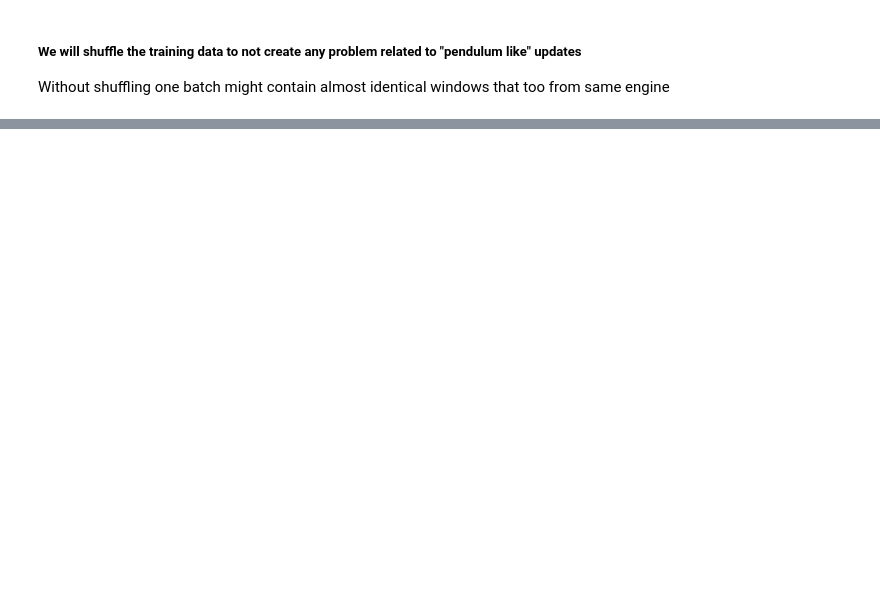
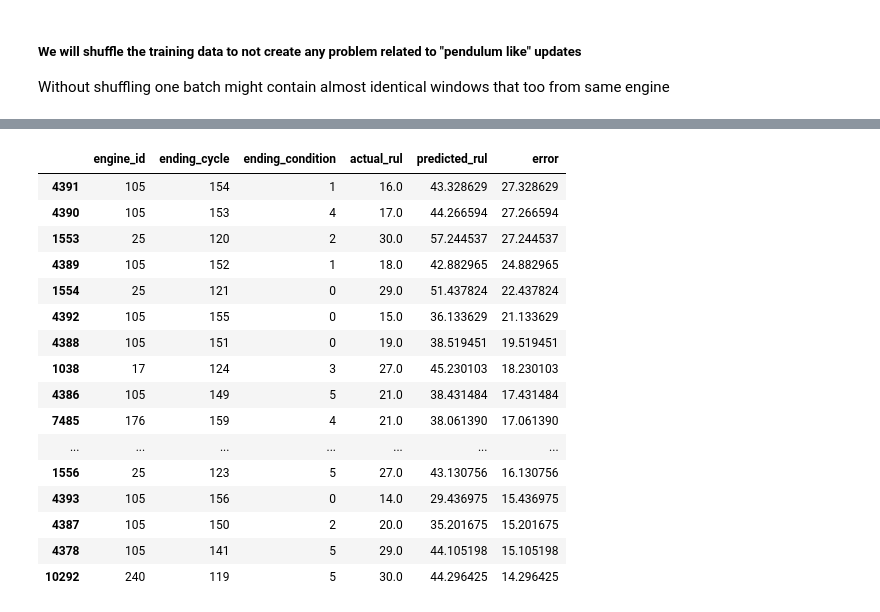
Before and after one commit to iamprakhar10/aircraft-rul-predictor, a Jupyter notebook: notebooks/03_fd004.ipynb, the cells around one changed output, grey strips where cells are left out. Saved outputs shown, nothing was run; the diff lists cells and outputs as text; code cells hidden in the pictures; blank space fills up the shorter version.

Commit message:
Error analysis on basic LSTM on FD004

```diff
--- a/notebooks/03_fd004.ipynb
+++ b/notebooks/03_fd004.ipynb
@@ -1615,0 +1984,43 @@ Without shuffling one batch might contain almost identical windows that too from
+# %%
+critical_error_analysis = val_sequence_metadata.copy()
+
+critical_error_analysis["actual_rul"] = y_val_fd004
+critical_error_analysis["predicted_rul"] = (
+    results_fd004_mps["predictions"]
+)
+
+critical_error_analysis["error"] = (
+    critical_error_analysis["predicted_rul"]
+    - critical_error_analysis["actual_rul"]
+)
+
+worst_critical_predictions = (
+    critical_error_analysis[
+        critical_error_analysis["actual_rul"] <= 30
+    ]
+    .sort_values(
+        "error",
+        ascending=False,
+    )
+    .head(20)
+)
+
+display(worst_critical_predictions)
+# %% [output]
+|  | engine_id | ending_cycle | ending_condition | actual_rul | predicted_rul | error |
+| 4391 | 105 | 154 | 1 | 16.0 | 43.328629 | 27.328629 |
+| 4390 | 105 | 153 | 4 | 17.0 | 44.266594 | 27.266594 |
+| 1553 | 25 | 120 | 2 | 30.0 | 57.244537 | 27.244537 |
+| 4389 | 105 | 152 | 1 | 18.0 | 42.882965 | 24.882965 |
+| 1554 | 25 | 121 | 0 | 29.0 | 51.437824 | 22.437824 |
+| 4392 | 105 | 155 | 0 | 15.0 | 36.133629 | 21.133629 |
+| 4388 | 105 | 151 | 0 | 19.0 | 38.519451 | 19.519451 |
+| 1038 | 17 | 124 | 3 | 27.0 | 45.230103 | 18.230103 |
+| 4386 | 105 | 149 | 5 | 21.0 | 38.431484 | 17.431484 |
+| 7485 | 176 | 159 | 4 | 21.0 | 38.061390 | 17.061390 |
+| ... | ... | ... | ... | ... | ... | ... |
+| 1556 | 25 | 123 | 5 | 27.0 | 43.130756 | 16.130756 |
+| 4393 | 105 | 156 | 0 | 14.0 | 29.436975 | 15.436975 |
+| 4387 | 105 | 150 | 2 | 20.0 | 35.201675 | 15.201675 |
+| 4378 | 105 | 141 | 5 | 29.0 | 44.105198 | 15.105198 |
+| 10292 | 240 | 119 | 5 | 30.0 | 44.296425 | 14.296425 |
```
Also changed, not shown: parts of 5 cells of this notebook, 3 other files.
